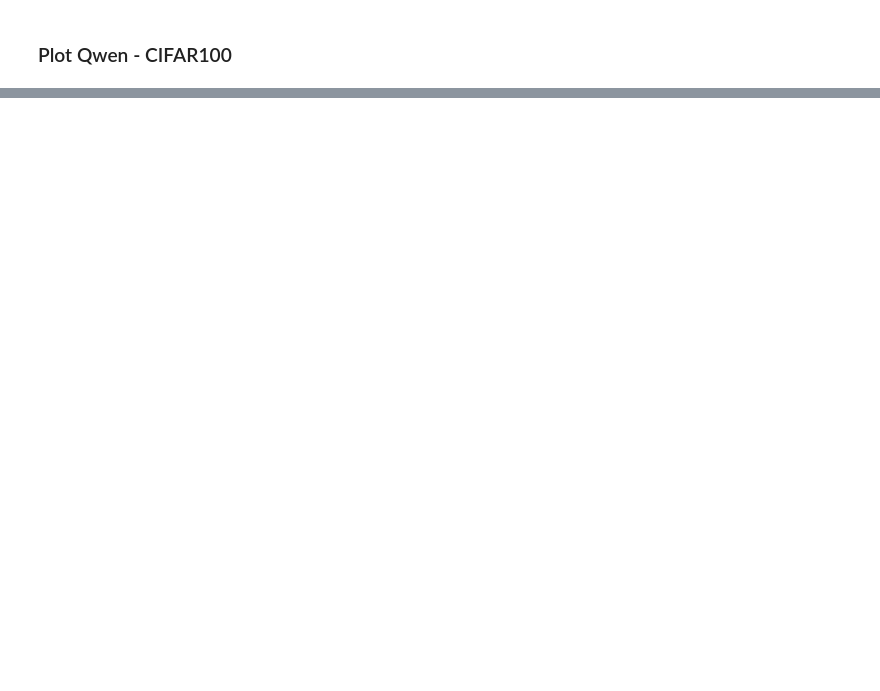
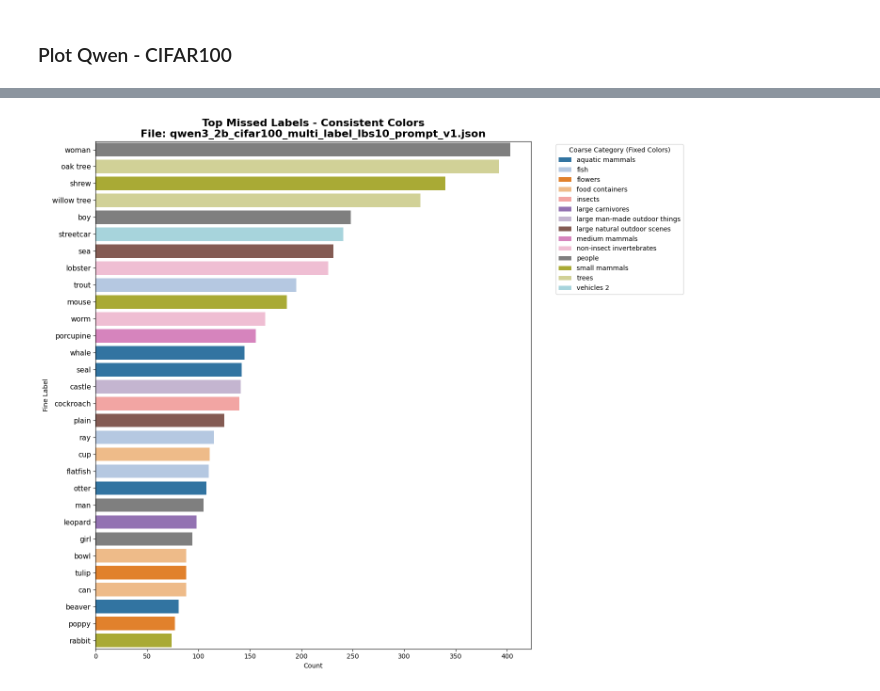
Before and after one commit to AlbusNotThuan/CLL-VLM-CLIP-Annotator, a Jupyter notebook: cll_vlm/notebooks/analysis_multi_label.ipynb, the cells around one changed output, grey strips where cells are left out. Cells and saved outputs as stored; diff of their text form; code cells hidden in the pictures; blank space fills up the shorter version.

```diff
--- a/cll_vlm/notebooks/analysis_multi_label.ipynb
+++ b/cll_vlm/notebooks/analysis_multi_label.ipynb
@@ -98,0 +1110,92 @@ plt.show()
+# %%
+import json
+import pandas as pd
+import matplotlib.pyplot as plt
+import seaborn as sns
+from pathlib import Path
+from collections import Counter
+
+# --- 1. SỬA ĐƯỜNG DẪN CỦA BẠN TẠI ĐÂY ---
+target_json_path = "/tmp2/maitanha/vgu/cll_vlm/cll_vlm/ol_cll_logs/multi_label/json/cifar100/qwen3_2b_cifar100_multi_label_lbs10_prompt_v1.json"
+
+# --- 2. DANH SÁCH 100 FINE LABELS (CIFAR-100) ---
+fine_classes = [
+    'apple', 'aquarium fish', 'baby', 'bear', 'beaver', 'bed', 'bee', 'beetle', 'bicycle', 'bottle',
+    'bowl', 'boy', 'bridge', 'bus', 'butterfly', 'camel', 'can', 'castle', 'caterpillar', 'cattle',
+    'chair', 'chimpanzee', 'clock', 'cloud', 'cockroach', 'couch', 'crab', 'crocodile', 'cup', 'dinosaur',
+    'dolphin', 'elephant', 'flatfish', 'forest', 'fox', 'girl', 'hamster', 'house', 'kangaroo', 'keyboard',
+    'lamp', 'lawn mower', 'leopard', 'lion', 'lizard', 'lobster', 'man', 'maple tree', 'motorcycle', 'mountain',
+    'mouse', 'mushroom', 'oak tree', 'orange', 'orchid', 'otter', 'palm tree', 'pear', 'pickup truck', 'pine tree',
+    'plain', 'plate', 'poppy', 'porcupine', 'possum', 'rabbit', 'raccoon', 'ray', 'road', 'rocket',
+    'rose', 'sea', 'seal', 'shark', 'shrew', 'skunk', 'skyscraper', 'snail', 'snake', 'spider',
+    'squirrel', 'streetcar', 'sunflower', 'sweet pepper', 'table', 'tank', 'telephone', 'television', 'tiger', 'tractor',
+    'train', 'trout', 'tulip', 'turtle', 'wardrobe', 'whale', 'willow tree', 'wolf', 'woman', 'worm'
+]
+
+# --- 3. LOGIC MAPPING COARSE LABELS ---
+COARSE_LABEL_NAMES = [
+    'aquatic mammals', 'fish', 'flowers', 'food containers', 'fruit and vegetables',
+    'household electrical devices', 'household furniture', 'insects', 'large carnivores',
+    'large man-made outdoor things', 'large natural outdoor scenes', 'large omnivores and herbivores',
+    'medium mammals', 'non-insect invertebrates', 'people', 'reptiles', 'small mammals', 'trees',
+    'vehicles 1', 'vehicles 2'
+]
+
+FINE_TO_COARSE_IDX = {
+    0: 4, 1: 1, 2: 14, 3: 8, 4: 0, 5: 6, 6: 7, 7: 7, 8: 18, 9: 3, 10: 3, 11: 14, 12: 9, 13: 18, 14: 7, 15: 11, 16: 3, 17: 9, 18: 7, 19: 11, 20: 6, 21: 11, 22: 5, 23: 10, 24: 7, 25: 6, 26: 13, 27: 15, 28: 3, 29: 15, 30: 0, 31: 11, 32: 1, 33: 10, 34: 12, 35: 14, 36: 16, 37: 9, 38: 11, 39: 5, 40: 5, 41: 19, 42: 8, 43: 8, 44: 15, 45: 13, 46: 14, 47: 17, 48: 18, 49: 10, 50: 16, 51: 4, 52: 17, 53: 4, 54: 2, 55: 0, 56: 17, 57: 4, 58: 18, 59: 17, 60: 10, 61: 3, 62: 2, 63: 12, 64: 12, 65: 16, 66: 12, 67: 1, 68: 9, 69: 19, 70: 2, 71: 10, 72: 0, 73: 1, 74: 16, 75: 12, 76: 9, 77: 13, 78: 15, 79: 13, 80: 16, 81: 19, 82: 2, 83: 4, 84: 6, 85: 19, 86: 5, 87: 5, 88: 8, 89: 19, 90: 18, 91: 1, 92: 2, 93: 15, 94: 6, 95: 0, 96: 17, 97: 8, 98: 14, 99: 13
+}
+
+label_to_coarse = {fine_classes[f_idx]: COARSE_LABEL_NAMES[c_idx] for f_idx, c_idx in FINE_TO_COARSE_IDX.items()}
+
+# --- 4. ĐỌC DỮ LIỆU VÀ TÍNH TOÁN ---
+missed_true_labels = Counter()
+try:
+    with open(target_json_path, 'r', encoding='utf-8') as f:
+        data = json.load(f)
+    for item in data:
+        t_label = str(item.get('true_label', '')).strip().lower()
+        cand = [str(c).strip().lower() for c in item.get('candidate_answer', [])]
+        ans = [str(a).strip().lower() for a in item.get('answer', [])]
+        if t_label in cand and t_label not in ans:
+            missed_true_labels[t_label] += 1
+except Exception as e:
+    print(f"Lỗi: {e}")
+
+# --- 1. TẠO COLOR MAP CỐ ĐỊNH CHO 20 NHÓM (CHỈ CHẠY 1 LẦN) ---
+palette_20 = plt.cm.tab20.colors # Lấy 20 màu tiêu chuẩn
+coarse_color_map = {name: palette_20[i] for i, name in enumerate(COARSE_LABEL_NAMES)}
+# --- 2. CẬP NHẬT HÀM VẼ (DÙNG PALETTE CỐ ĐỊNH) ---
+def plot_top_missed(counter_data, title, top_n=30):
+    if not counter_data:
+        print("Không tìm thấy dữ liệu.")
+        return
+
+    common = counter_data.most_common(top_n)
+    df = pd.DataFrame(common, columns=['Fine Label', 'Count'])
+    df['Coarse Category'] = df['Fine Label'].map(lambda x: label_to_coarse.get(x, 'Unknown'))
+
+    # Lọc ra danh sách các nhóm xuất hiện trong Top này để vẽ Legend chính xác
+    categories_in_plot = df['Coarse Category'].unique()
+
+    plt.figure(figsize=(14, 12))
+
+    # Dùng palette=coarse_color_map để màu luôn khớp với Category đó
+    sns.barplot(
+        data=df,
+        x='Count',
+        y='Fine Label',
+        hue='Coarse Category',
+        dodge=False,
+        palette=coarse_color_map, # Sử dụng map màu cố định
+        hue_order=sorted(categories_in_plot) # Sắp xếp legend cho gọn
+    )
+
+    plt.tick_params(axis='y', labelsize=11)
+    plt.title(title, fontweight='bold', fontsize=16)
+    plt.legend(title='Coarse Category (Fixed Colors)', bbox_to_anchor=(1.05, 1), loc='upper left', fontsize=10)
+    plt.tight_layout()
+    plt.show()
+# --- 3. CHẠY VẼ ---
+plot_top_missed(missed_true_labels, f"Top Missed Labels - Consistent Colors\nFile: {Path(target_json_path).name}")
+# %% [output]
+[figure, added]
```
Also changed, not shown: parts of 42 cells of this notebook, 56 other files.
